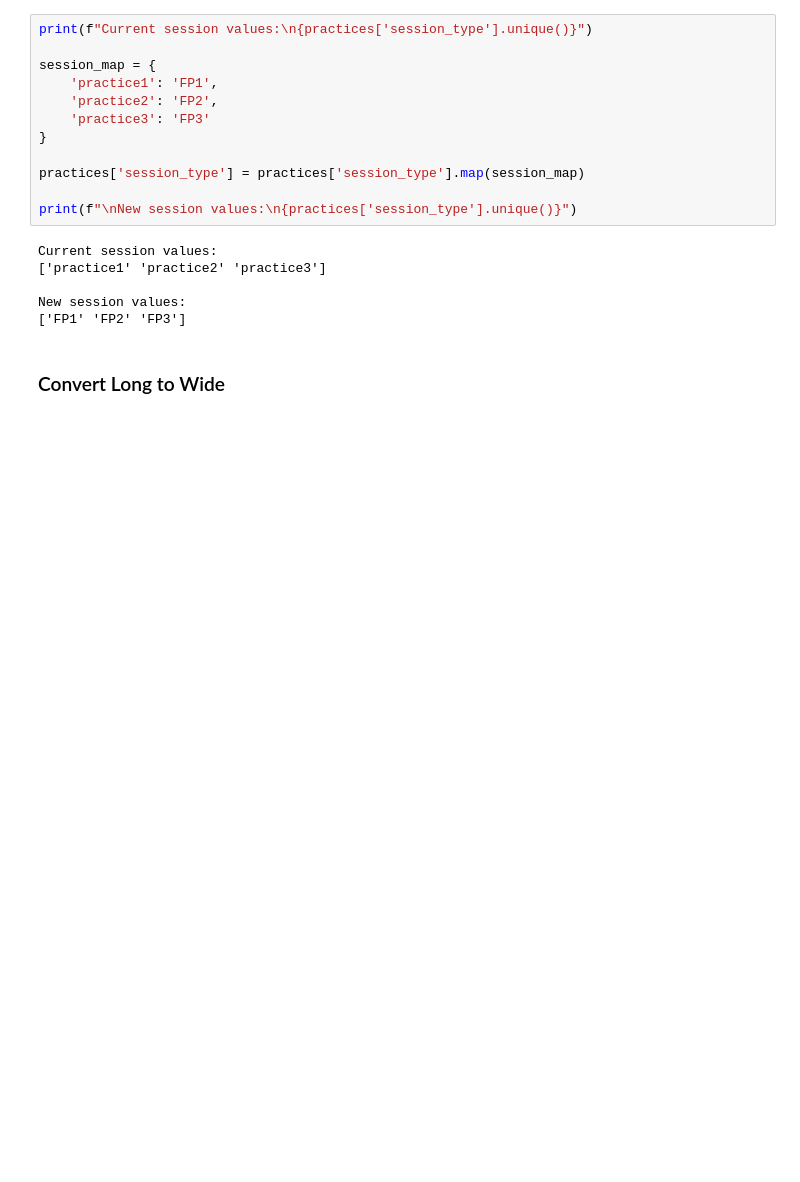
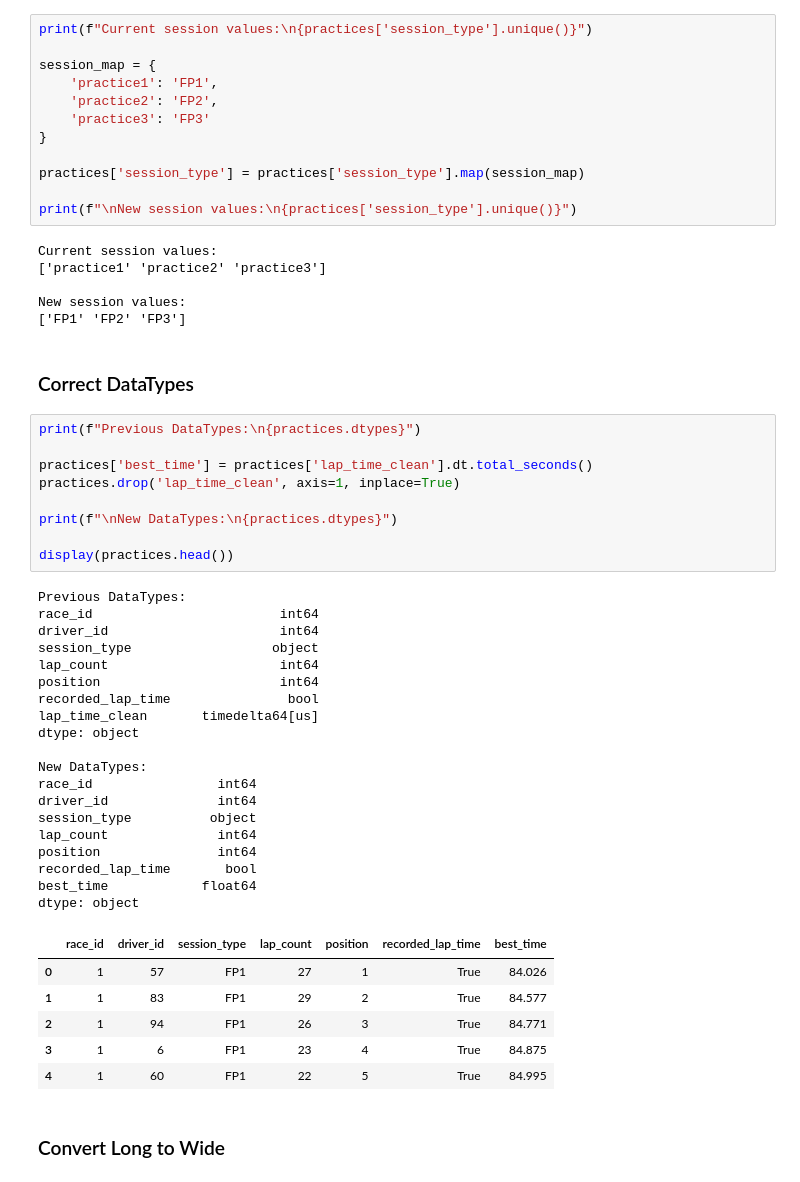
Before and after one commit to JackRWilson/Formula-1-Predictions-Project, a Jupyter notebook: notebooks/data_cleaning.ipynb, the cells around one changed output. Cells and saved outputs as stored; diff of their text form; blank space fills up the shorter version.

```diff
--- a/notebooks/data_cleaning.ipynb
+++ b/notebooks/data_cleaning.ipynb
@@ -465,6 +465,43 @@ Current session values:
 
 New session values:
 ['FP1' 'FP2' 'FP3']
+# %% [markdown]
+### Correct DataTypes
+# %%
+print(f"Previous DataTypes:\n{practices.dtypes}")
+
+practices['best_time'] = practices['lap_time_clean'].dt.total_seconds()
+practices.drop('lap_time_clean', axis=1, inplace=True)
+
+print(f"\nNew DataTypes:\n{practices.dtypes}")
+
+display(practices.head())
+# %% [output]
+Previous DataTypes:
+race_id                        int64
+driver_id                      int64
+session_type                  object
+lap_count                      int64
+position                       int64
+recorded_lap_time               bool
+lap_time_clean       timedelta64[us]
+dtype: object
+
+New DataTypes:
+race_id                int64
+driver_id              int64
+session_type          object
+lap_count              int64
+position               int64
+recorded_lap_time       bool
+best_time            float64
+dtype: object
+|  | race_id | driver_id | session_type | lap_count | position | recorded_lap_time | best_time |
+| 0 | 1 | 57 | FP1 | 27 | 1 | True | 84.026 |
+| 1 | 1 | 83 | FP1 | 29 | 2 | True | 84.577 |
+| 2 | 1 | 94 | FP1 | 26 | 3 | True | 84.771 |
+| 3 | 1 | 6 | FP1 | 23 | 4 | True | 84.875 |
+| 4 | 1 | 60 | FP1 | 22 | 5 | True | 84.995 |
 # %% [markdown]
 ### Convert Long to Wide
 # %%
```
Also changed, not shown: parts of 6 cells of this notebook, 3 other files.
